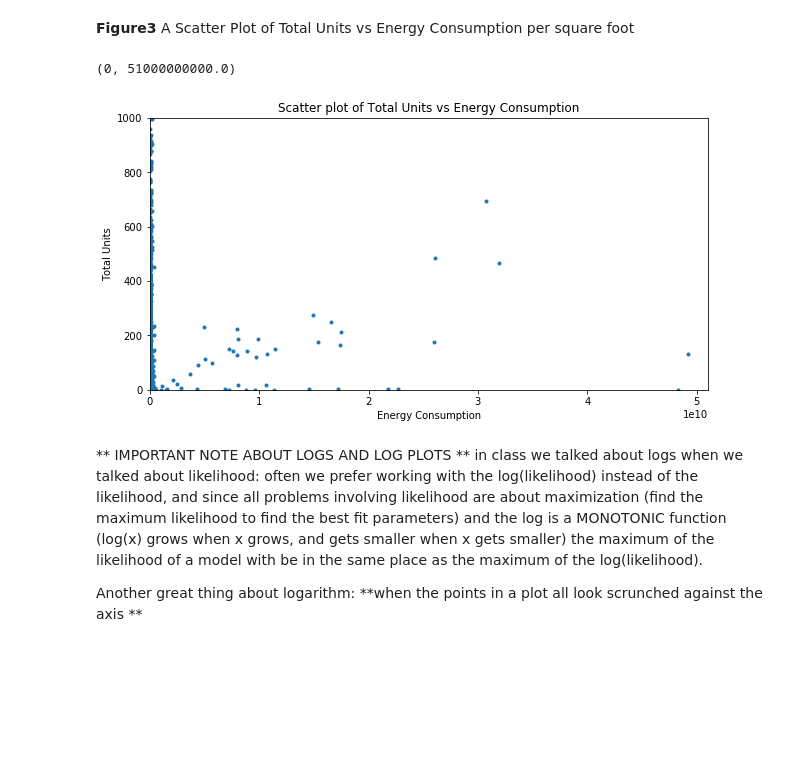
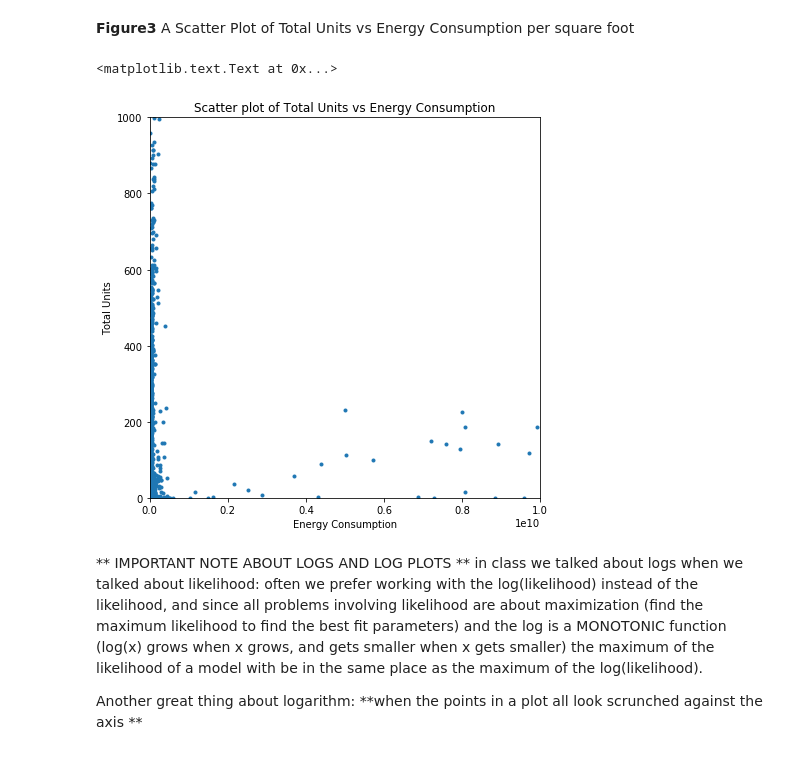
Before and after one commit to biabbiassago/PUI2017_bb1569, a Jupyter notebook: HW6_bb1569/assignment1_bb1569.ipynb, the cells around one changed output. Cells and saved outputs as stored; diff of their text form; code cells hidden in the pictures; blank space fills up the shorter version.

```diff
--- a/HW6_bb1569/assignment1.ipynb
+++ b/HW6_bb1569/assignment1_bb1569.ipynb
@@ -42,6 +41,4 @@ Reading in the Pluto data for manhattan, which will give me the number of units
 # %%
 #os.system("curl -O https://data.cityofnewyork.us/api/views/rgfe-8y2z/rows.csv")
 #os.system("mv rows.csv "+os.getenv("PUIDATA"))
-os.system("curl -O https://www1.nyc.gov/assets/planning/download/zip/data-maps/open-data/mn_mappluto_16v2.zip")
-os.system("mv mn_mappluto_16v2.zip "+os.getenv("PUIDATA"))
-os.system("unzip -d $PUIDATA $PUIDATA/mn_mappluto_16v2.zip")
+nrg = gp.GeoDataFrame.from_csv(os.getenv("PUIDATA") + '/' + 'rows.csv')
@@ -50,4 +44,0 @@ os.system("unzip -d $PUIDATA $PUIDATA/mn_mappluto_16v2.zip")
-# %%
-nrg = gp.GeoDataFrame.from_csv(os.getenv("PUIDATA") + "/rows.csv")
-# exploring the data a bit
-nrg.head()
@@ -266,18 +253,17 @@ pl.xlabel("Energy Consumption")
 # %% [markdown]
 **Figure3** A Scatter Plot of Total Units vs Energy Consumption per square foot
 # %%
-fig = pl.figure(figsize=(10,5))
+fig = pl.figure(figsize=(7,7))
 ax = fig.add_subplot(111)
-
+pl.ylim(1,1000)
+pl.xlim(1000,1e10)
 pl.scatter(bblnrgdata["TotEnergy"],bblnrgdata["UnitsTotal"],marker=".")
 pl.title("Scatter plot of Total Units vs Energy Consumption")
 pl.ylabel("Total Units")
 pl.xlabel("Energy Consumption")
-ylim(0,1000)
-xlim(0,0.51e11)
 # %% [output]
-(0, 51000000000.0)
+<matplotlib.text.Text at 0x...>
-[figure, old version]
+[figure, new version]
 # %% [markdown]
 ** IMPORTANT NOTE ABOUT LOGS AND LOG PLOTS **
 in class we talked about logs when we talked about likelihood: often we prefer working with the log(likelihood) instead of the likelihood, and since all problems involving likelihood are about maximization (find the maximum likelihood to find the best fit parameters) and the log is a MONOTONIC function (log(x) grows when x grows, and gets smaller when x gets smaller) the maximum of the likelihood of a model with be in the same place as the maximum of the log(likelihood).
```
Also changed, not shown: parts of 47 cells of this notebook.
